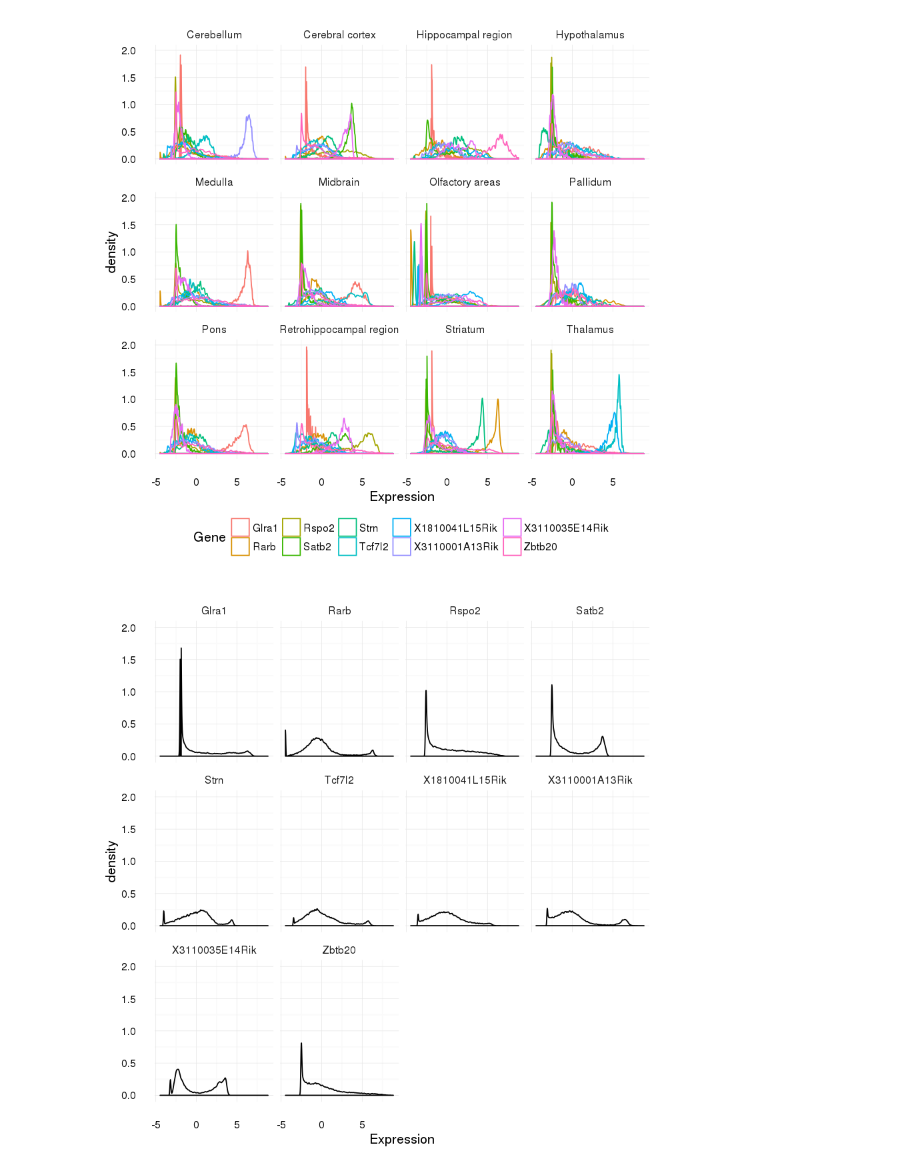
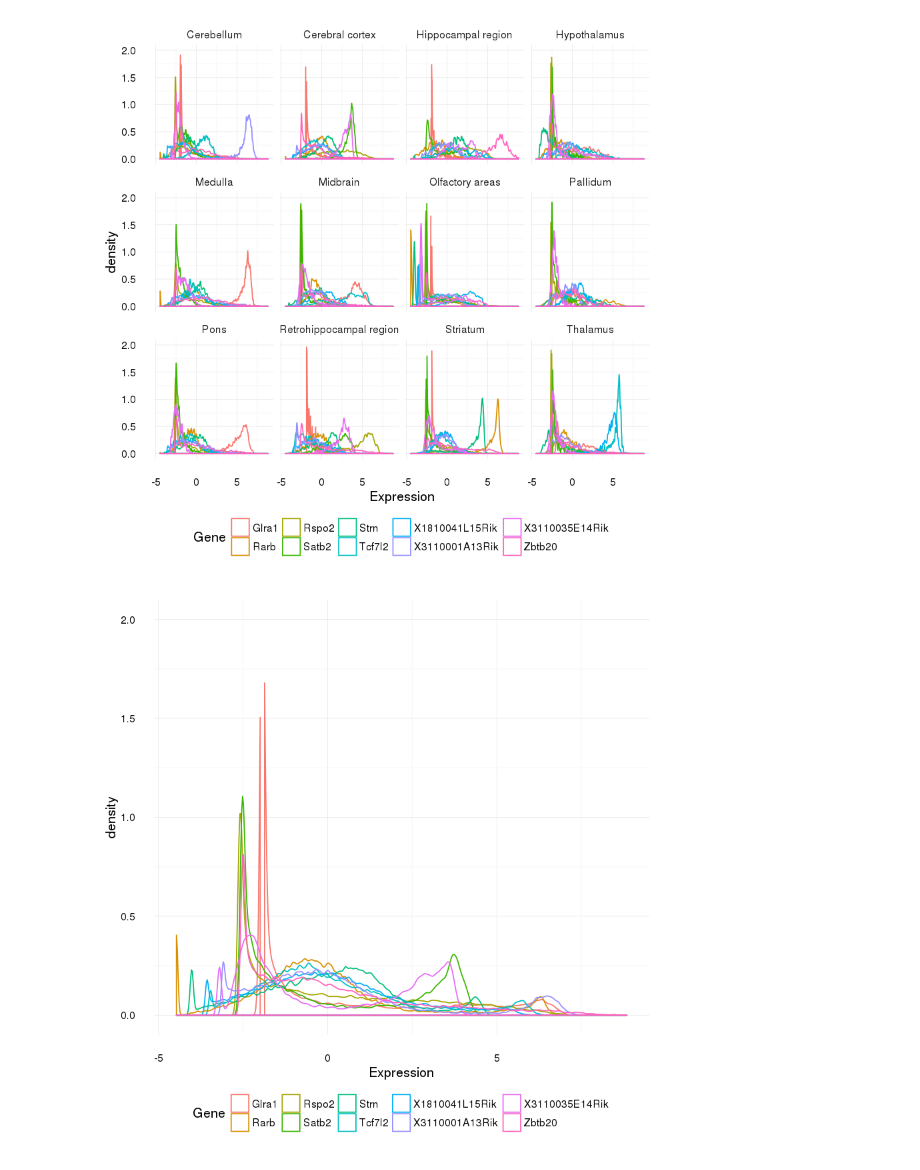
Before and after one commit to donovanr/shared_jupyter_notebooks, a Jupyter notebook: xgboost_example.ipynb, the cells around one changed output. Cells and saved outputs as stored; diff of their text form; code cells hidden in the pictures.

Commit message:
fixed top genes plot

```diff
--- a/xgboost_example.ipynb
+++ b/xgboost_example.ipynb
@@ -130,8 +130,7 @@ p2
 [figure]
 # %%
 p3 <- p +
-    geom_density(aes(Expression), adjust = 0.2) +
-    facet_wrap(~ Gene) + ylim(0,2)
+    geom_density(aes(Expression, colour = Gene), adjust = 0.2) + ylim(0,2)
 p3
 # %% [output]
-[figure, old version]
+[figure, new version]
```
